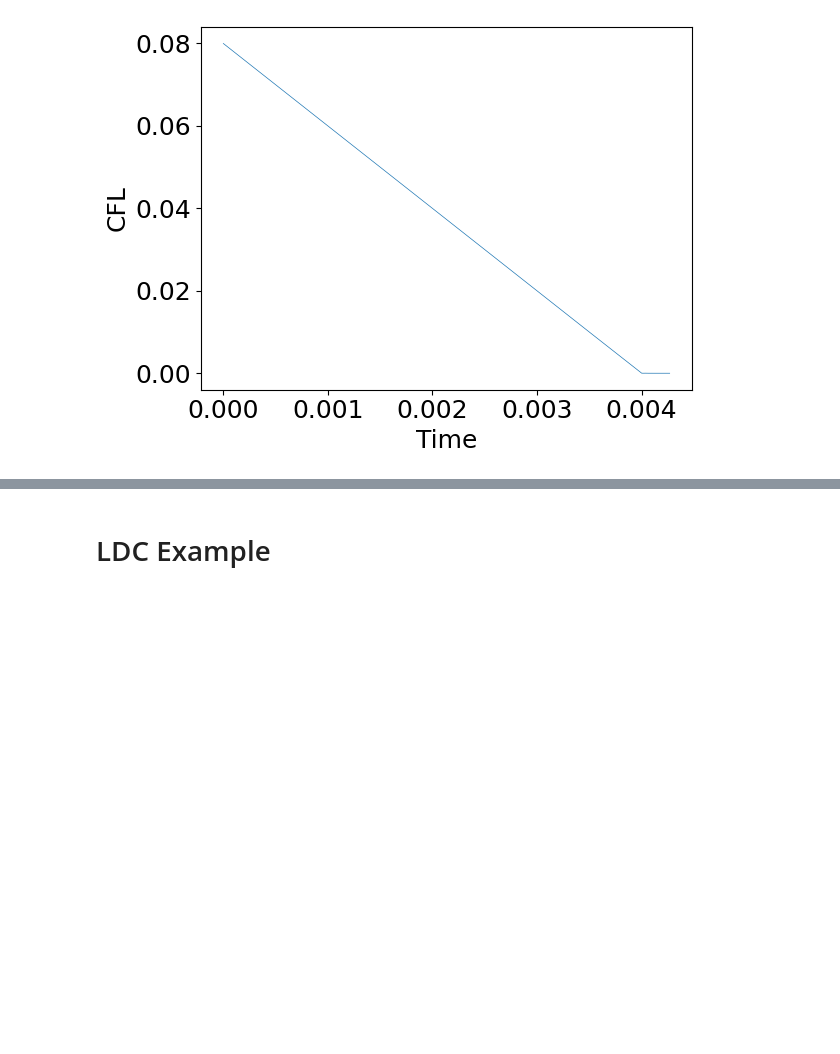
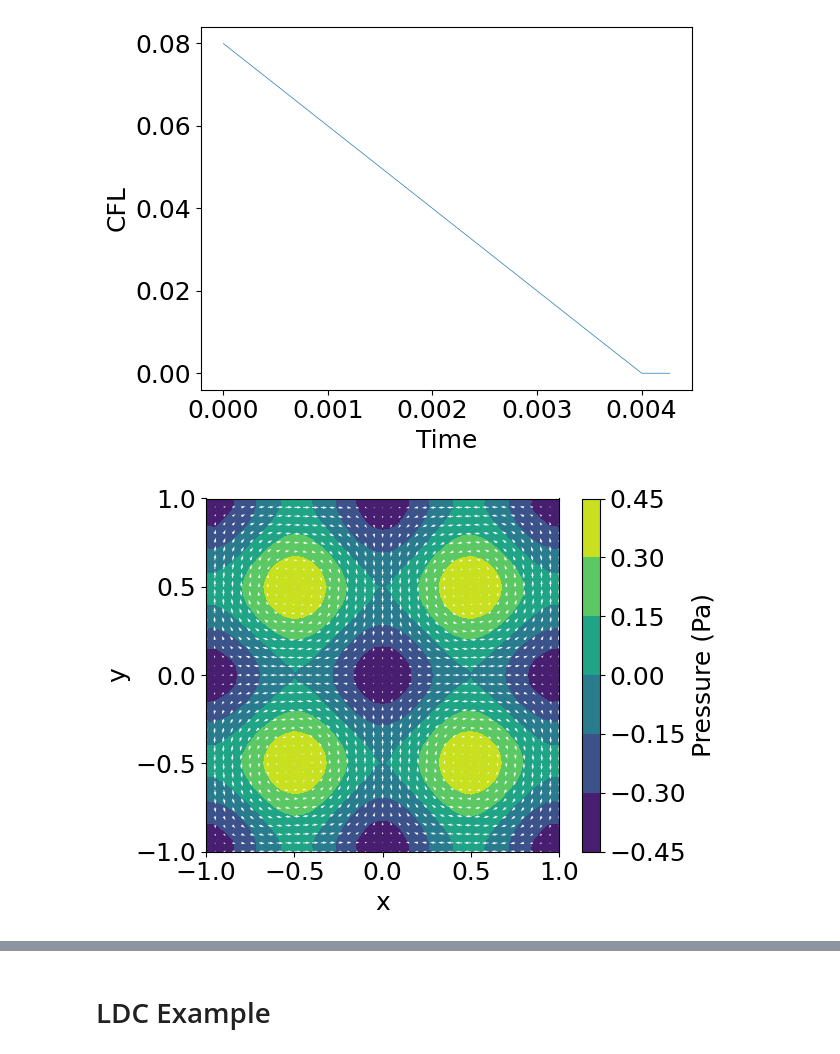
Before and after one commit to coursework-enb/APC523-Project, a Jupyter notebook: notebooks/demo.ipynb, the cells around one changed output, grey strips where cells are left out. Saved outputs shown, nothing was run; the diff lists cells and outputs as text; code cells hidden in the pictures; blank space fills up the shorter version.

```diff
--- a/notebooks/demo.ipynb
+++ b/notebooks/demo.ipynb
@@ -83,6 +90,19 @@ plt.tight_layout()
 plt.show()
 # %% [output]
 [figure]
+# %%
+fig, ax = plt.subplots()
+cf = ax.contourf(solver.X, solver.Y, solver.p)
+cb = plt.colorbar(cf, ax=ax)
+cb.set_label('Pressure (Pa)')
+q = ax.quiver(solver.X, solver.Y, solver.u, solver.v, color='white')
+ax.set_xlabel('x')
+ax.set_ylabel('y')
+ax.set_aspect('equal', adjustable='box')
+plt.tight_layout()
+plt.show()
+# %% [output]
+[figure, added]
 # %%
 cf = plt.contourf(solver.X, solver.Y, vorticity)
 cb = plt.colorbar(cf)
```
Also changed, not shown: parts of 5 cells of this notebook, 11 other files.
